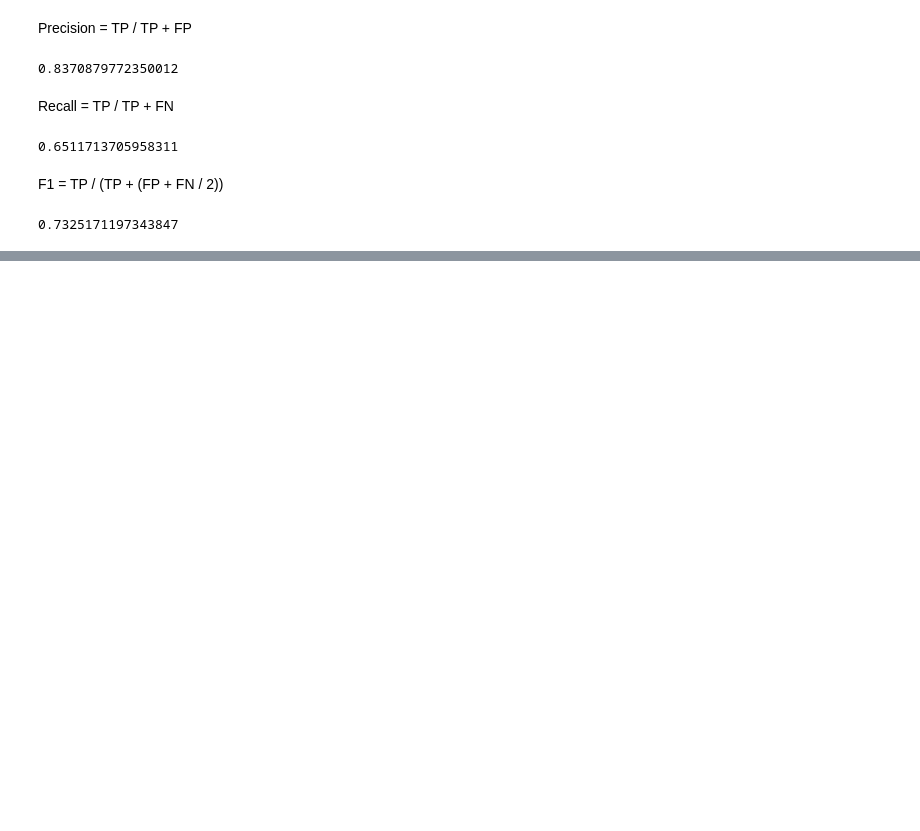
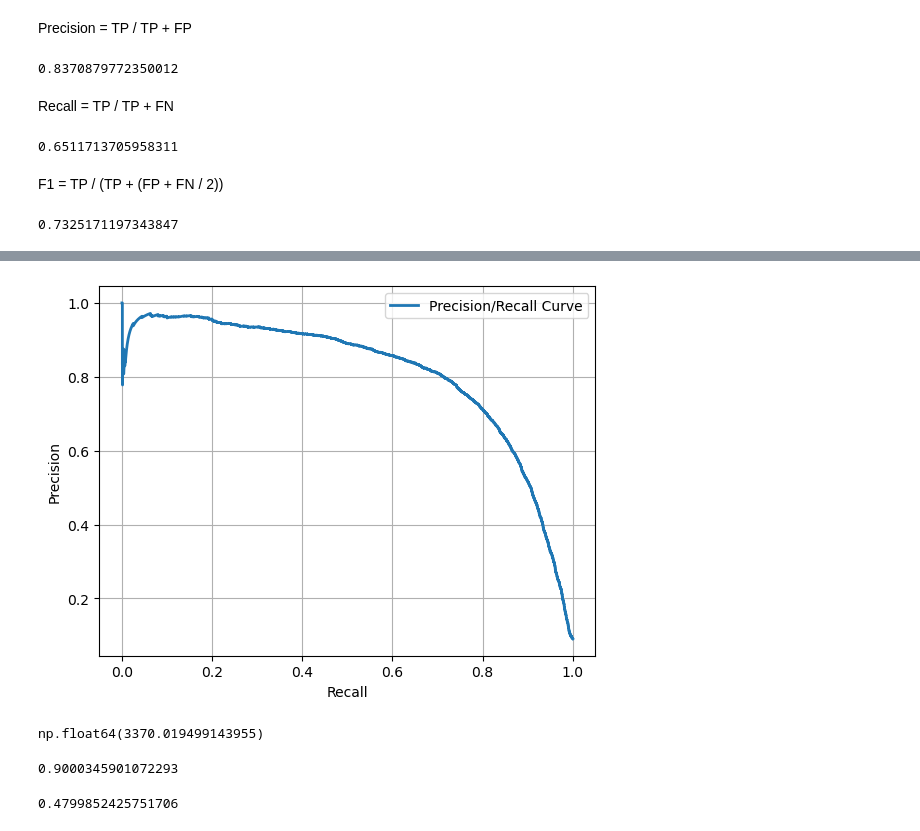
Before and after one commit to Praveenk2324/ML-Coding, a Jupyter notebook: Classification.ipynb, the cells around one changed output, grey strips where cells are left out. Cells and saved outputs as stored; diff of their text form; code cells hidden in the pictures; blank space fills up the shorter version.

```diff
--- a/Classification.ipynb
+++ b/Classification.ipynb
@@ -115,0 +156,15 @@ f1_score(y_train_5, y_train_pred)
+# %%
+plt.plot(recalls, precisions, linewidth=2, label="Precision/Recall Curve")
+plt.grid()
+plt.legend()
+plt.xlabel("Recall")
+plt.ylabel("Precision")
+plt.show()
+# %% [output]
+[figure, added]
+# %%
+idx_for_90_precision = (precisions >= 0.90).argmax()
+threshold_for_90_precision = thresholds[idx_for_90_precision]
+threshold_for_90_precision
+# %% [output]
+np.float64(3370.019499143955)
@@ -115,0 +173,9 @@ f1_score(y_train_5, y_train_pred)
+# %%
+precision_score(y_train_5, y_train_pred_90)
+# %% [output]
+0.9000345901072293
+# %%
+recall_at_90_precision = recall_score(y_train_5, y_train_pred_90)
+recall_at_90_precision
+# %% [output]
+0.4799852425751706
```
Also changed, not shown: parts of 35 cells of this notebook, 2 other files.
